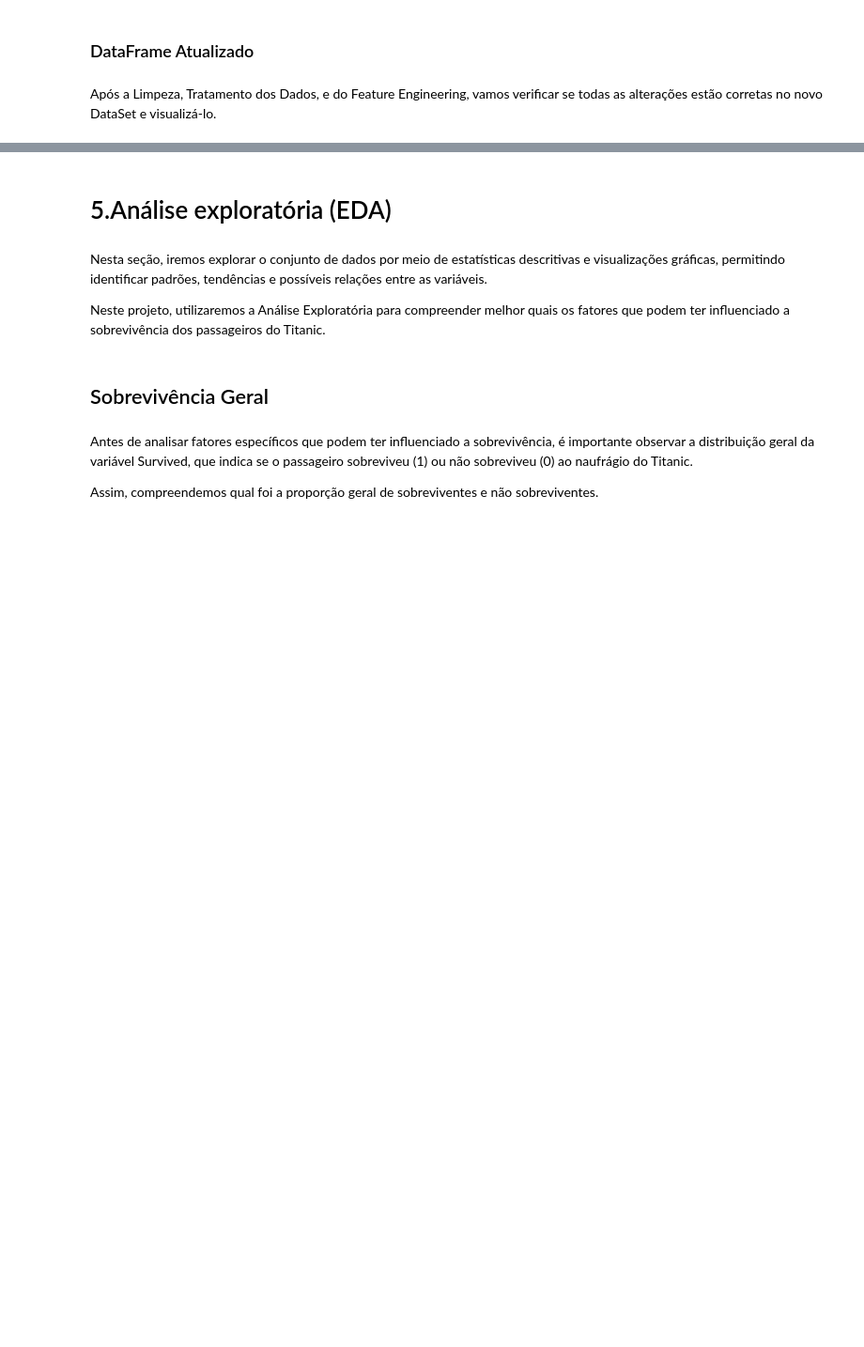
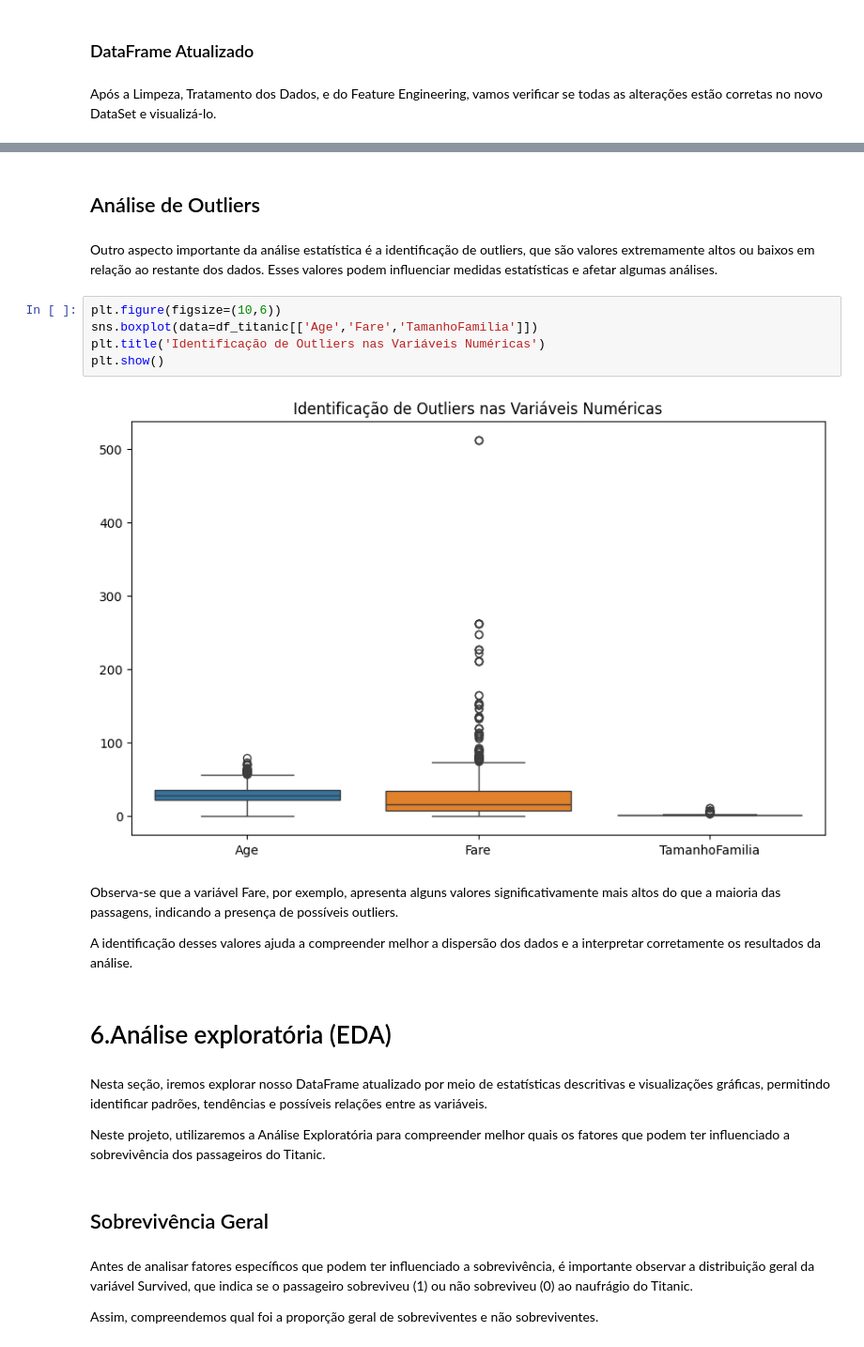
Before and after one commit to evelynkleinenf-cloud/titanic_eda, a Jupyter notebook: titanic_analysis.ipynb, the cells around one changed output, grey strips where cells are left out. Shown at 94% size. Saved outputs shown, nothing was run; the diff lists cells and outputs as text; blank space fills up the shorter version.

```diff
--- a/titanic_analysis.ipynb
+++ b/titanic_analysis.ipynb
@@ -276,7 +585,22 @@ df.columns()
+# %% [markdown]
+## Análise de Outliers
+# %% [markdown]
+Outro aspecto importante da análise estatística é a identificação de outliers, que são valores extremamente altos ou baixos em relação ao restante dos dados. Esses valores podem influenciar medidas estatísticas e afetar algumas análises.
+# %%
+plt.figure(figsize=(10,6))
+sns.boxplot(data=df_titanic[['Age','Fare','TamanhoFamilia']])
+plt.title('Identificação de Outliers nas Variáveis Numéricas')
+plt.show()
+# %% [output]
+[figure, added]
+# %% [markdown]
+Observa-se que a variável Fare, por exemplo, apresenta alguns valores significativamente mais altos do que a maioria das passagens, indicando a presença de possíveis outliers.
+
+A identificação desses valores ajuda a compreender melhor a dispersão dos dados e a interpretar corretamente os resultados da análise.
 # %% [markdown]
-# 5.Análise exploratória (EDA)
+# 6.Análise exploratória (EDA)
 # %% [markdown]
-Nesta seção, iremos explorar o conjunto de dados por meio de estatísticas descritivas e visualizações gráficas, permitindo identificar padrões, tendências e possíveis relações entre as variáveis.
+Nesta seção, iremos explorar nosso DataFrame atualizado por meio de estatísticas descritivas e visualizações gráficas, permitindo identificar padrões, tendências e possíveis relações entre as variáveis.
 
 Neste projeto, utilizaremos a Análise Exploratória para compreender melhor quais os fatores que podem ter influenciado a sobrevivência dos passageiros do Titanic.
 # %% [markdown]
```
Also changed, not shown: parts of 159 cells of this notebook.
